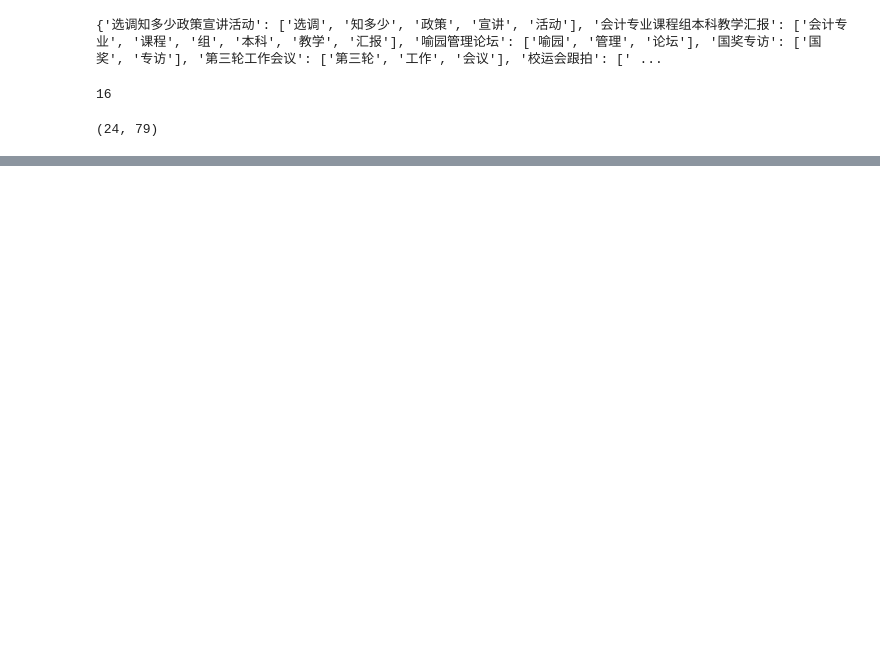
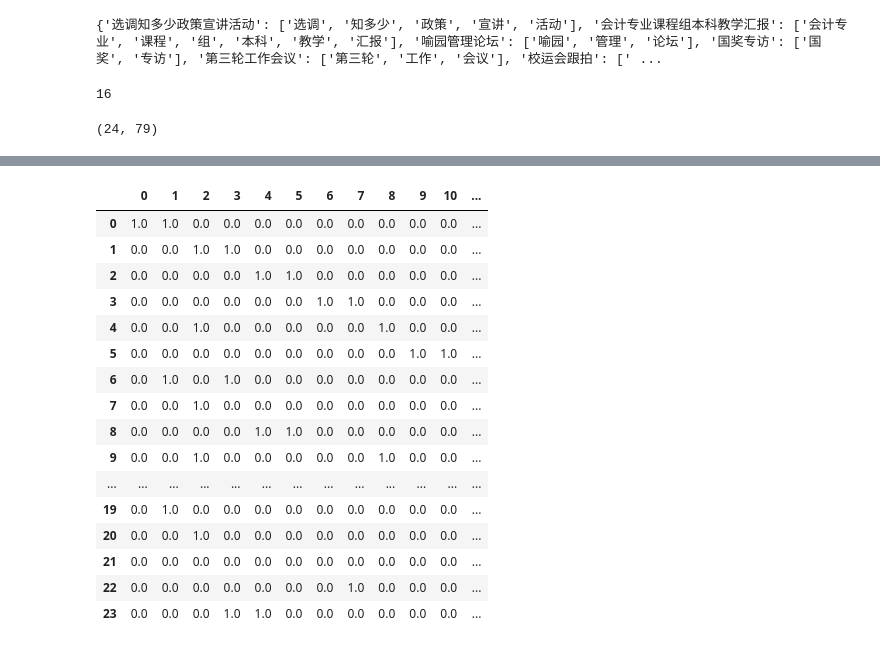
Before and after one commit to Simonnop/RecommendModel, a Jupyter notebook: bin/test_lab_nlp.ipynb, the cells around one changed output, grey strips where cells are left out. Cells and saved outputs as stored; diff of their text form; code cells hidden in the pictures; blank space fills up the shorter version.

```diff
--- a/bin/test_lab_nlp.ipynb
+++ b/bin/test_lab_nlp.ipynb
@@ -111,0 +161,35 @@ item_NN = tf.keras.models.Sequential([
+# %%
+# tag 矩阵构建
+# 定义 0 矩阵
+dist_matrix = np.zeros((len(title_with_tags), len(get_tag_times(title_with_tags)),))
+# 获取 tags 列表
+tags_list = list(get_tag_times(title_with_tags).keys())
+# 获取 title 的 list
+title_list = list(title_with_tags.keys())
+# 根据 tag 生成矩阵
+for mission_index in range(len(title_with_tags)):
+    for tag in title_with_tags[title_list[mission_index]]:
+        for tag_index in range(len(tags_list)):
+            if tag == tags_list[tag_index]:
+                dist_matrix[mission_index][tag_index] = 1
+
+data_label = pd.DataFrame(dist_matrix)
+data_label
+# %% [output]
+|  | 0 | 1 | 2 | 3 | 4 | 5 | 6 | 7 | 8 | 9 | 10 | ... |
+| 0 | 1.0 | 1.0 | 0.0 | 0.0 | 0.0 | 0.0 | 0.0 | 0.0 | 0.0 | 0.0 | 0.0 | ... |
+| 1 | 0.0 | 0.0 | 1.0 | 1.0 | 0.0 | 0.0 | 0.0 | 0.0 | 0.0 | 0.0 | 0.0 | ... |
+| 2 | 0.0 | 0.0 | 0.0 | 0.0 | 1.0 | 1.0 | 0.0 | 0.0 | 0.0 | 0.0 | 0.0 | ... |
+| 3 | 0.0 | 0.0 | 0.0 | 0.0 | 0.0 | 0.0 | 1.0 | 1.0 | 0.0 | 0.0 | 0.0 | ... |
+| 4 | 0.0 | 0.0 | 1.0 | 0.0 | 0.0 | 0.0 | 0.0 | 0.0 | 1.0 | 0.0 | 0.0 | ... |
+| 5 | 0.0 | 0.0 | 0.0 | 0.0 | 0.0 | 0.0 | 0.0 | 0.0 | 0.0 | 1.0 | 1.0 | ... |
+| 6 | 0.0 | 1.0 | 0.0 | 1.0 | 0.0 | 0.0 | 0.0 | 0.0 | 0.0 | 0.0 | 0.0 | ... |
+| 7 | 0.0 | 0.0 | 1.0 | 0.0 | 0.0 | 0.0 | 0.0 | 0.0 | 0.0 | 0.0 | 0.0 | ... |
+| 8 | 0.0 | 0.0 | 0.0 | 0.0 | 1.0 | 1.0 | 0.0 | 0.0 | 0.0 | 0.0 | 0.0 | ... |
+| 9 | 0.0 | 0.0 | 1.0 | 0.0 | 0.0 | 0.0 | 0.0 | 0.0 | 1.0 | 0.0 | 0.0 | ... |
+| ... | ... | ... | ... | ... | ... | ... | ... | ... | ... | ... | ... | ... |
+| 19 | 0.0 | 1.0 | 0.0 | 0.0 | 0.0 | 0.0 | 0.0 | 0.0 | 0.0 | 0.0 | 0.0 | ... |
+| 20 | 0.0 | 0.0 | 1.0 | 0.0 | 0.0 | 0.0 | 0.0 | 0.0 | 0.0 | 0.0 | 0.0 | ... |
+| 21 | 0.0 | 0.0 | 0.0 | 0.0 | 0.0 | 0.0 | 0.0 | 0.0 | 0.0 | 0.0 | 0.0 | ... |
+| 22 | 0.0 | 0.0 | 0.0 | 0.0 | 0.0 | 0.0 | 0.0 | 1.0 | 0.0 | 0.0 | 0.0 | ... |
+| 23 | 0.0 | 0.0 | 0.0 | 1.0 | 1.0 | 0.0 | 0.0 | 0.0 | 0.0 | 0.0 | 0.0 | ... |
```
Also changed, not shown: parts of 9 cells of this notebook, 1 other file.
